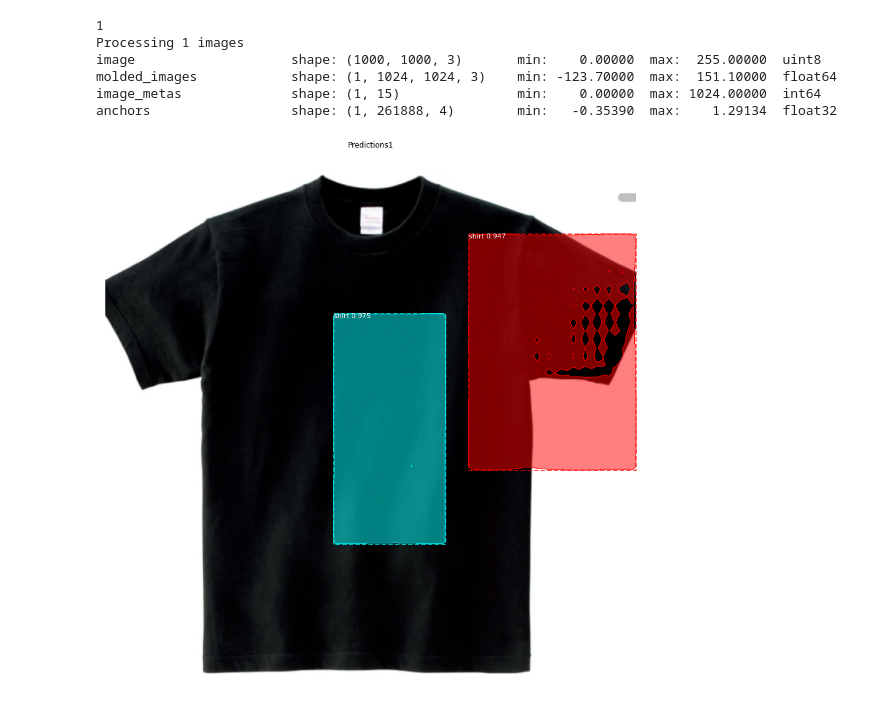
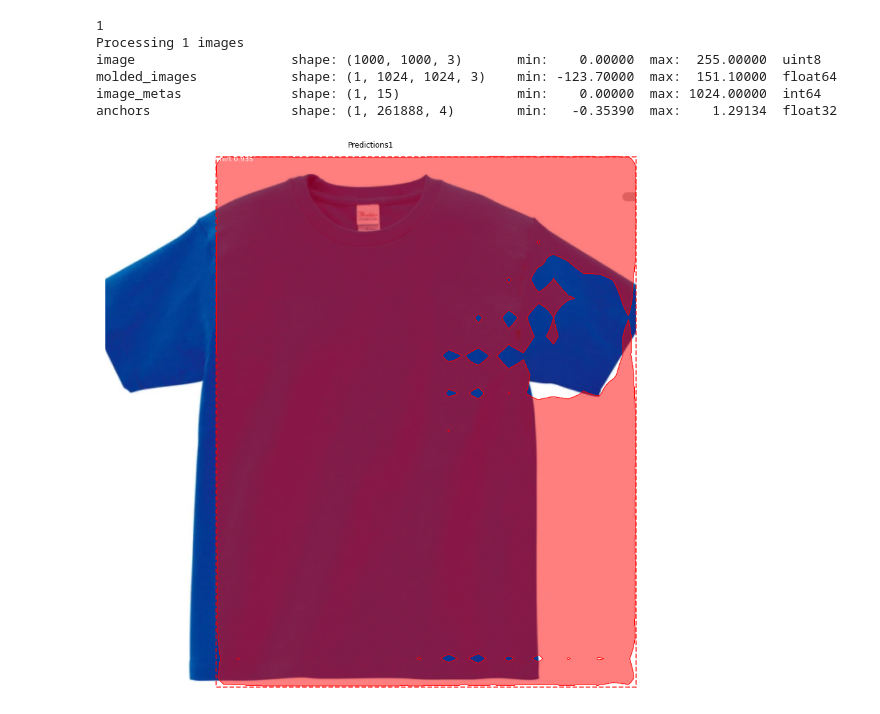
Before and after one commit to haruyasu/mask-rcnn-custom, a Jupyter notebook: samples/custom/predict.ipynb, the cells around one changed output. Drawn from its saved outputs; the diff is of its cells as text; code cells hidden in the pictures.

```diff
--- a/samples/custom/predict.ipynb
+++ b/samples/custom/predict.ipynb
@@ -107,21 +106,22 @@ Re-starting from epoch 1
 # %%
 import matplotlib.image as mpimg
-image1 = mpimg.imread('../../dataset/train/shirt1.jpg')
+image1 = mpimg.imread('../../dataset/train/shirt2.jpg')
+# image1 = mpimg.imread('../../dataset/val/shirt4.jpg')
     # Run object detection
 print(len([image1]))
 results1 = model.detect([image1], verbose=1)
 
     # Display results
 ax = get_ax(1)
 r1 = results1[0]
 visualize.display_instances(image1, r1['rois'], r1['masks'], r1['class_ids'],
                             dataset.class_names, r1['scores'], ax=ax,
                             title="Predictions1")
 # %% [output]
 1
 Processing 1 images
 image                    shape: (1000, 1000, 3)       min:    0.00000  max:  255.00000  uint8
 molded_images            shape: (1, 1024, 1024, 3)    min: -123.70000  max:  151.10000  float64
 image_metas              shape: (1, 15)               min:    0.00000  max: 1024.00000  int64
 anchors                  shape: (1, 261888, 4)        min:   -0.35390  max:    1.29134  float32
-[figure, old version]
+[figure, new version]
```
Also changed, not shown: parts of 1 cell of this notebook, 1 other file.
